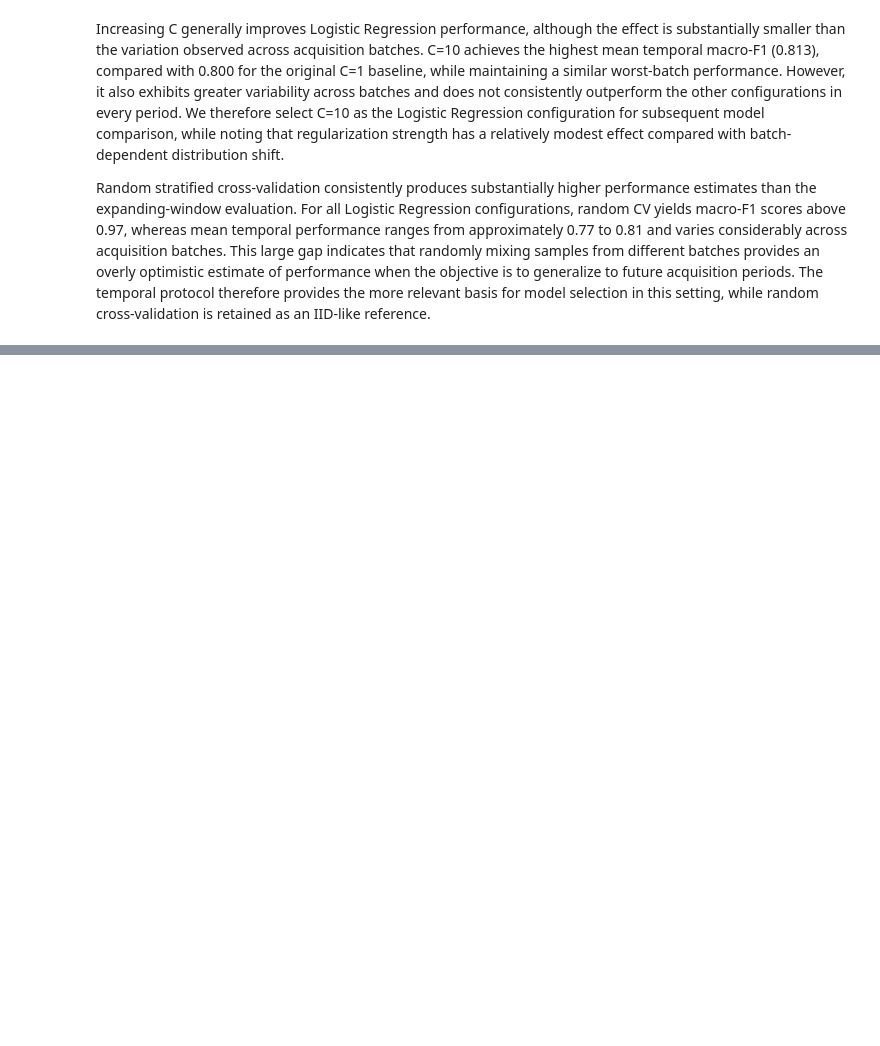
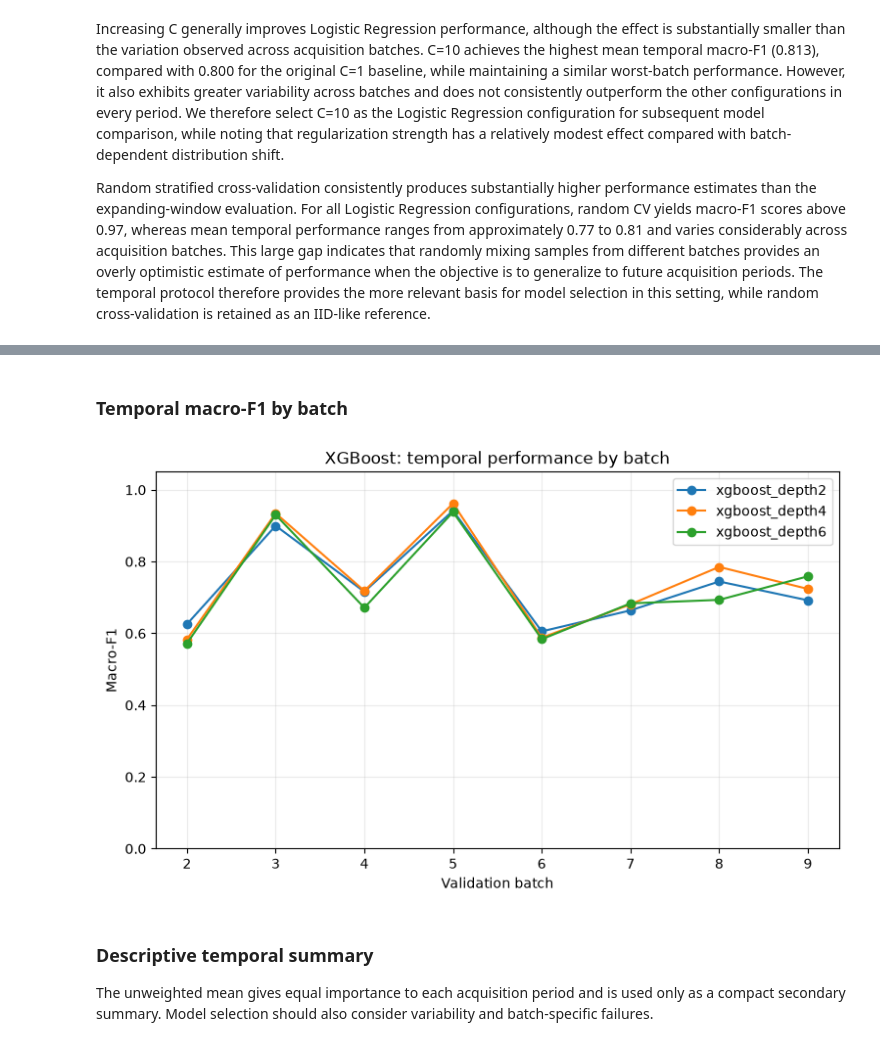
Before and after one commit to adrianfeijoo/gas-sensor-drift-classification, a Jupyter notebook: notebooks/02_model_evaluation.ipynb, the cells around one changed output, grey strips where cells are left out. Drawn from its saved outputs; the diff is of its cells as text; code cells hidden in the pictures; blank space fills up the shorter version.

Commit message:
docs(evaluation): analyze XGBoost robustness under temporal drift

```diff
--- a/notebooks/02_model_evaluation.ipynb
+++ b/notebooks/02_model_evaluation.ipynb
@@ -480,0 +489,6 @@ Random stratified cross-validation consistently produces substantially higher pe
+# %%
+xgboost_results = load_experiment(
+    "xgboost_tuning.csv"
+)
+
+xgboost_results.head()
@@ -480,0 +596,13 @@ Random stratified cross-validation consistently produces substantially higher pe
+# %% [markdown]
+### Temporal macro-F1 by batch
+# %%
+plot_temporal_macro_f1(
+    xgboost_results,
+    title="XGBoost: temporal performance by batch",
+)
+# %% [output]
+[figure, added]
+# %% [markdown]
+### Descriptive temporal summary
+
+The unweighted mean gives equal importance to each acquisition period and is used only as a compact secondary summary. Model selection should also consider variability and batch-specific failures.
```
Also changed, not shown: parts of 20 cells of this notebook.
